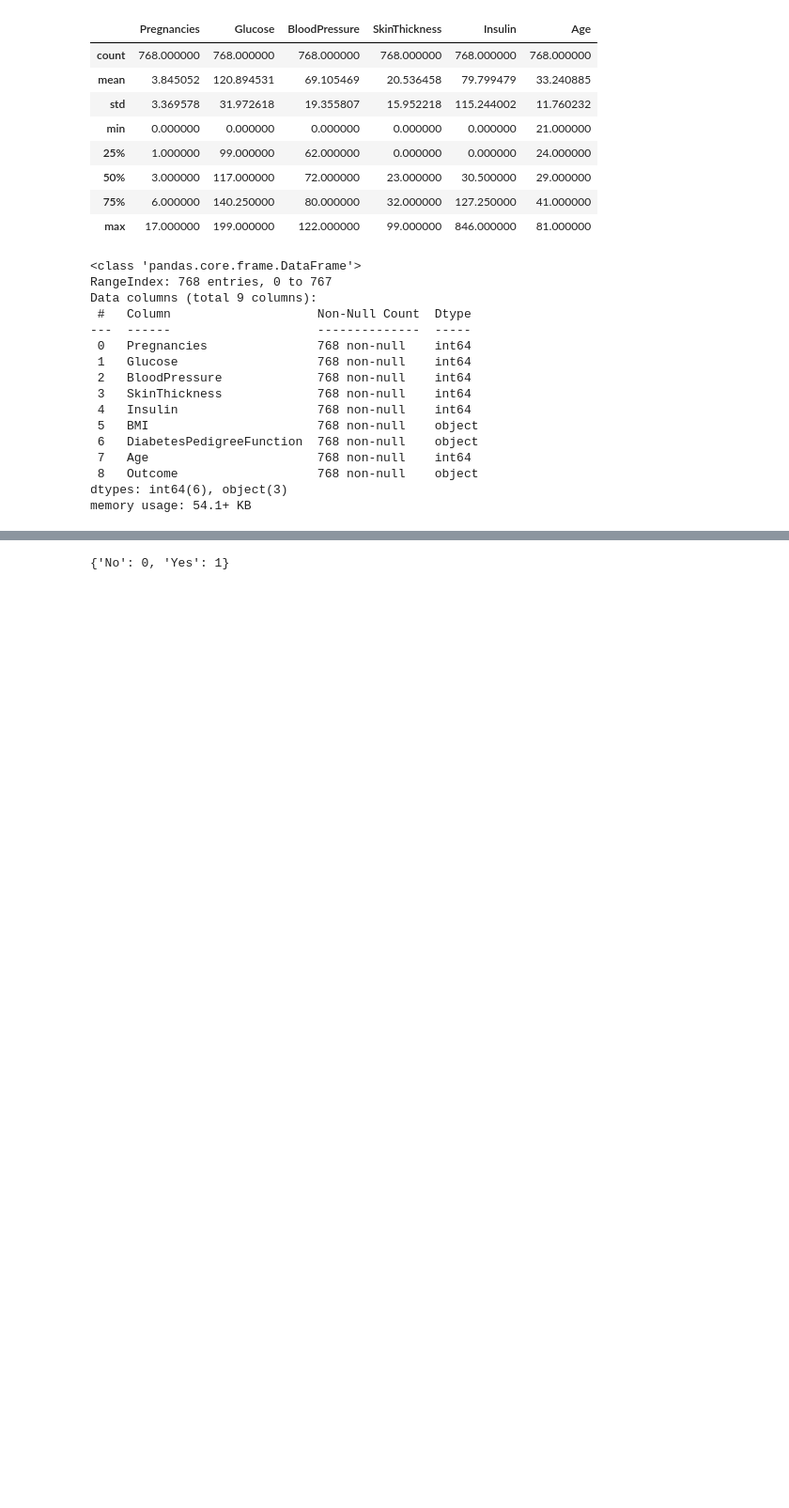
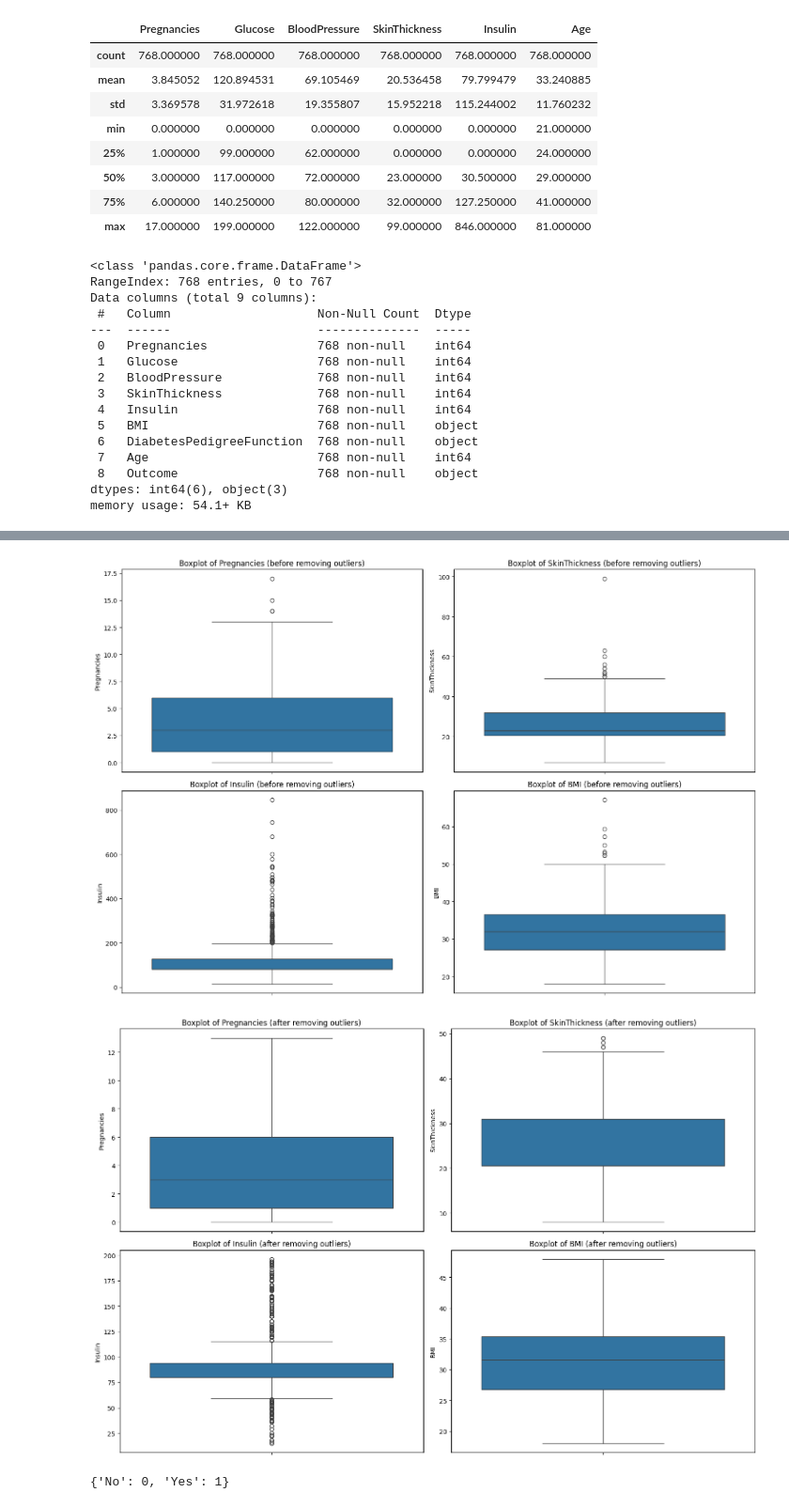
Before and after one commit to l3wandowskyy/ML_Project, a Jupyter notebook: ML_Project.ipynb, the cells around one changed output, grey strips where cells are left out. Shown at 94% size. Drawn from its saved outputs; the diff is of its cells as text; code cells hidden in the pictures; blank space fills up the shorter version.

```diff
--- a/ML_Project.ipynb
+++ b/ML_Project.ipynb
@@ -131,6 +131,15 @@ columns_iqr = [
     ('Insulin', 0.25, 0.75),
     ('BMI', 0.25, 0.75)
 ]
+
+# Tworzenie wykresów boxplot przed usunięciem wartości odstających
+plt.figure(figsize=(15, 10))
+for i, (column, q1, q3) in enumerate(columns_iqr, 1):
+    plt.subplot(2, 2, i)
+    sns.boxplot(y=df[column])
+    plt.title(f'Boxplot of {column} (before removing outliers)')
+plt.tight_layout()
+plt.show()
 
 # Iterujemy przez każdą kolumnę i stosujemy metodę IQR do usuwania wartości odstających
 for column, q1, q3 in columns_iqr:
@@ -142,5 +151,14 @@ for column, q1, q3 in columns_iqr:
     df = df.drop(df.loc[df[column] > (q3_val + 1.5 * iqr)].index)
     df = df.drop(df.loc[df[column] < (q1_val - 1.5 * iqr)].index)
 
+# Tworzenie wykresów boxplot po usunięciu wartości odstających
+plt.figure(figsize=(15, 10))
+for i, (column, q1, q3) in enumerate(columns_iqr, 1):
+    plt.subplot(2, 2, i)
+    sns.boxplot(y=df[column])
+    plt.title(f'Boxplot of {column} (after removing outliers)')
+plt.tight_layout()
+plt.show()
+
 df.describe()
 # %% [output]
@@ -156,3 +165,5 @@ df.describe()
+[figure, added]
+[figure, added]
 # %%
 # Utworzenie obiektu encodera
 le = LabelEncoder()
```
Also changed, not shown: parts of 5 cells of this notebook.
